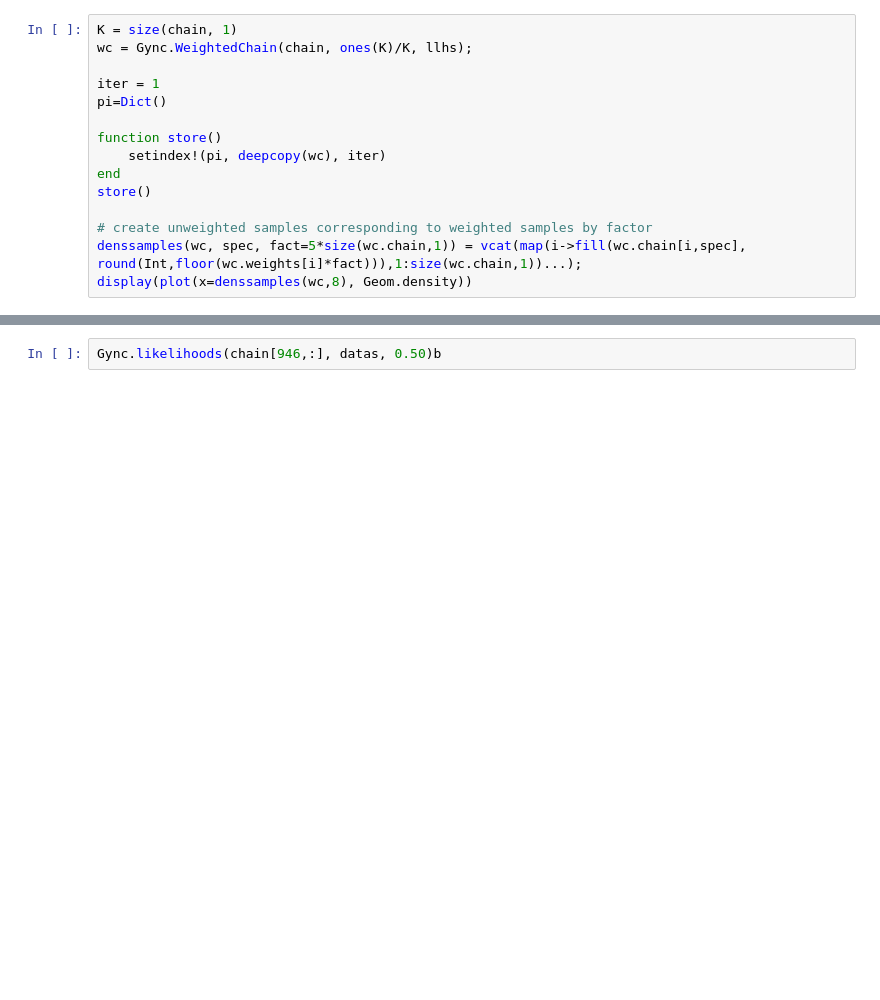
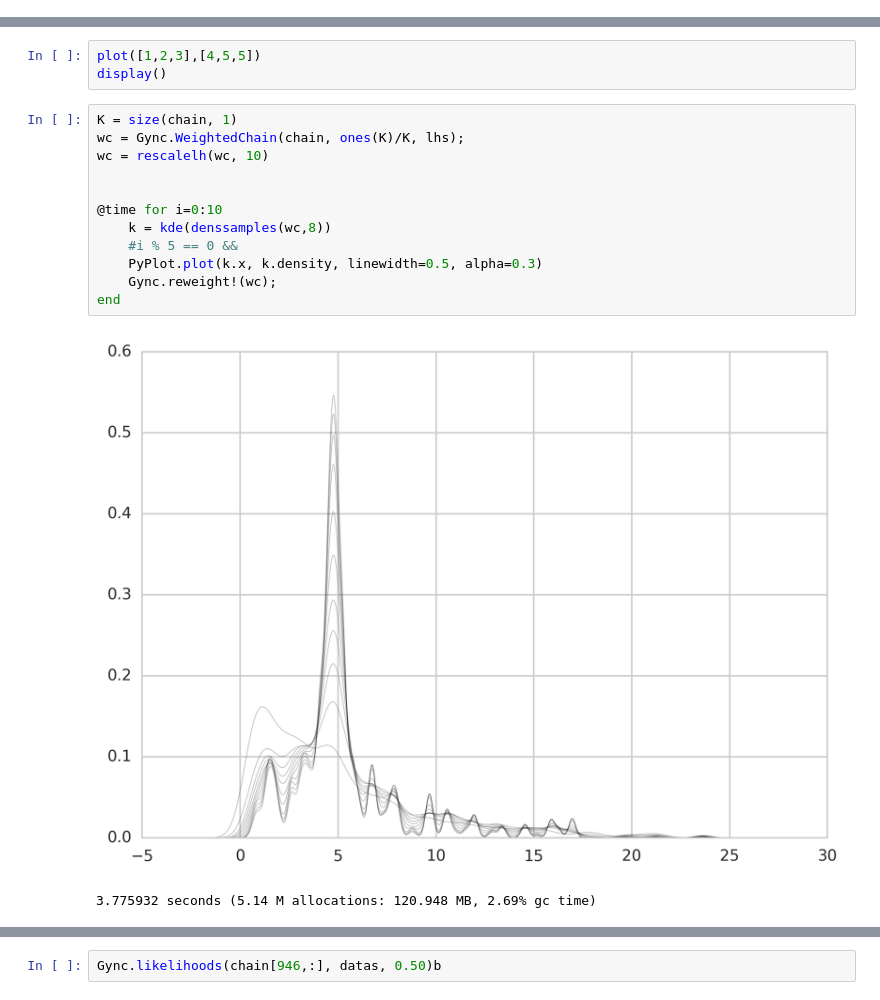
Before and after one commit to axsk/GynC.jl, a Jupyter notebook: notebooks/reweight.ipynb, the cells around one changed output, grey strips where cells are left out. Drawn from its saved outputs; the diff is of its cells as text; blank space fills up the shorter version.

```diff
--- a/notebooks/reweight.ipynb
+++ b/notebooks/reweight.ipynb
@@ -48,15 +89,0 @@ datas = Matrix[Gync.pfizerdata()[i] for i=1:size(files,1)]
-# %%
-K = size(chain, 1)
-wc = Gync.WeightedChain(chain, ones(K)/K, llhs);
-
-iter = 1
-pi=Dict()
-
-function store()
-    setindex!(pi, deepcopy(wc), iter)
-end
-store()
-
-# create unweighted samples corresponding to weighted samples by factor
-denssamples(wc, spec, fact=5*size(wc.chain,1)) = vcat(map(i->fill(wc.chain[i,spec], round(Int,floor(wc.weights[i]*fact))),1:size(wc.chain,1))...);
-display(plot(x=denssamples(wc,8), Geom.density))
@@ -87,0 +146,18 @@ Dict{Any,Any} with 6 entries:
+# %%
+plot([1,2,3],[4,5,5])
+display()
+# %%
+K = size(chain, 1)
+wc = Gync.WeightedChain(chain, ones(K)/K, lhs);
+wc = rescalelh(wc, 10)
+
+
+@time for i=0:10
+    k = kde(denssamples(wc,8))
+    #i % 5 == 0 &&
+    PyPlot.plot(k.x, k.density, linewidth=0.5, alpha=0.3)
+    Gync.reweight!(wc);
+end
+# %% [output]
+[figure, added]
+3.775932 seconds (5.14 M allocations: 120.948 MB, 2.69% gc time)
```
Also changed, not shown: parts of 19 cells of this notebook, 1 other file.
